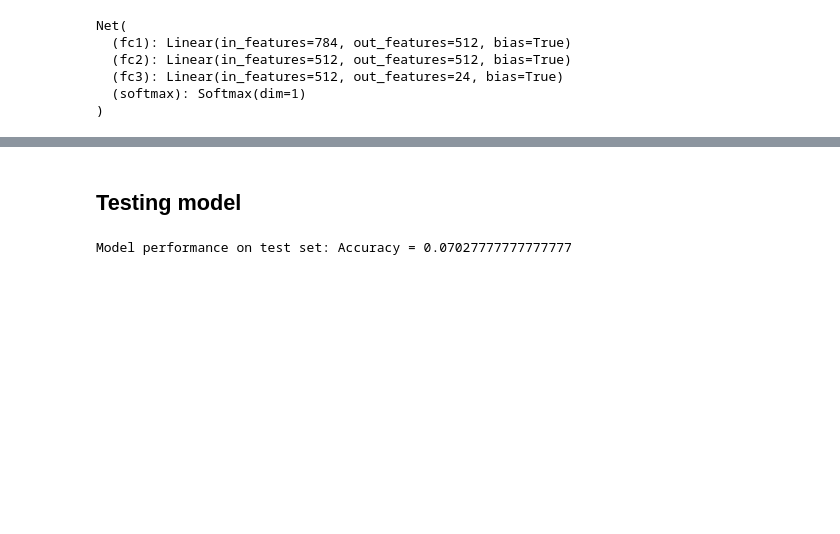
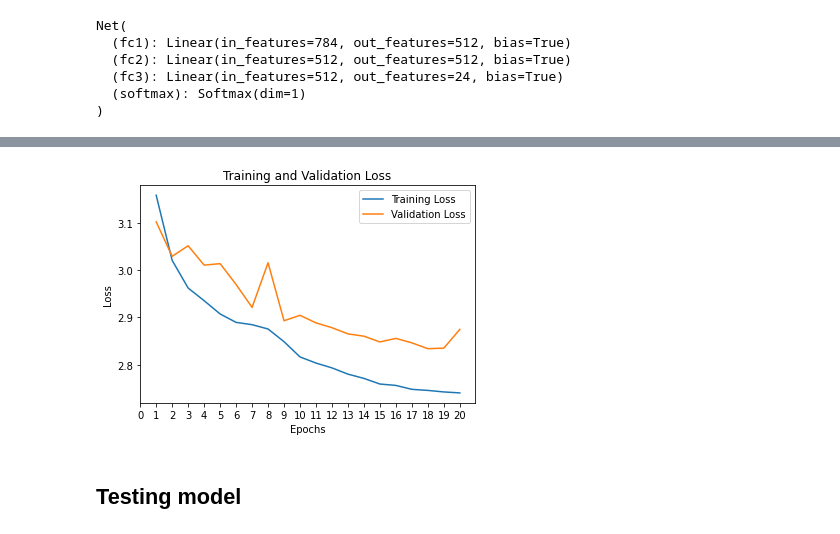
Before and after one commit to HuyenNguyenHelen/Computer-Vision-Pytorch, a Jupyter notebook: reproduced-submission/02_asl_pytorch.ipynb, the cells around one changed output, grey strips where cells are left out. Saved outputs shown, nothing was run; the diff lists cells and outputs as text; code cells hidden in the pictures; blank space fills up the shorter version.

```diff
--- a/reproduced-submission/02_asl_pytorch.ipynb
+++ b/reproduced-submission/02_asl_pytorch.ipynb
@@ -23,7 +26,7 @@ from sklearn.model_selection import train_test_split
 ## Hyperparameters
 # %%
 epochs = 20
-batch_size = 64
+batch_size = 1
 # %% [markdown]
 ## Loading data
 # %%
@@ -265,8 +246,8 @@ def train_fn(data_loader, model, optimizer, device):
 
 def eval_fn(data_loader, model):
     model.eval()
-    total = 0
-    correct = 0
+    total_batches = 0
+    correct_batches = 0
     final_loss = 0.0
     predictions = []
     with torch.no_grad():
@@ -280,11 +261,11 @@ def eval_fn(data_loader, model):
             _, pred_labels = torch.max(outputs.data, 1)
             predictions.append(pred_labels)
             # print('labels.size(0)', labels.size(0))
-            total+= 1 #labels.size(0)
-            correct+= get_accuracy(labels, pred_labels)
+            total_batches+= 1 #labels.size(0)
+            correct_batches+= get_accuracy(labels, pred_labels)
             # print(f'correct / total: {correct} / {total}')
 
-    return final_loss/len(data_loader), correct / total, predictions
+    return final_loss/len(data_loader), correct_batches / total_batches, predictions
 
 device = torch.device('cuda:0' if torch.cuda.is_available() else 'cpu')
 model.to(device)
@@ -323,8 +304,25 @@ Epoch 12/20: Train loss = 3.1780648592431127, Validation loss = 3.17807918648387
+# %%
+from numpy import arange
+
+# Visualize the loss
+epochs = range(1, 21)
+plt.plot(epochs, train_loss_values, label='Training Loss')
+plt.plot(epochs, validation_loss_values, label='Validation Loss')
+
+plt.title('Training and Validation Loss')
+plt.xlabel('Epochs')
+plt.ylabel('Loss')
+
+# Set the tick locations
+plt.xticks(arange(0, 21, 1))
+
+plt.legend(loc='best')
+plt.show()
+# %% [output]
+[figure, added]
 # %% [markdown]
 ## Testing model
 # %%
-model.load_state_dict(best_model_wts)
-_, test_accuracy, test_preds = eval_fn(test_dataloader, model)
-print(f'Model performance on test set: Accuracy = {test_accuracy}')
+# model.load_state_dict(best_model_wts)
+# _, test_accuracy, test_preds = eval_fn(test_dataloader, model)
+# print(f'Model performance on test set: Accuracy = {test_accuracy}')
-# %% [output]
-Model performance on test set: Accuracy = 0.07027777777777777
```
Also changed, not shown: parts of 20 cells of this notebook, 5 other files.
